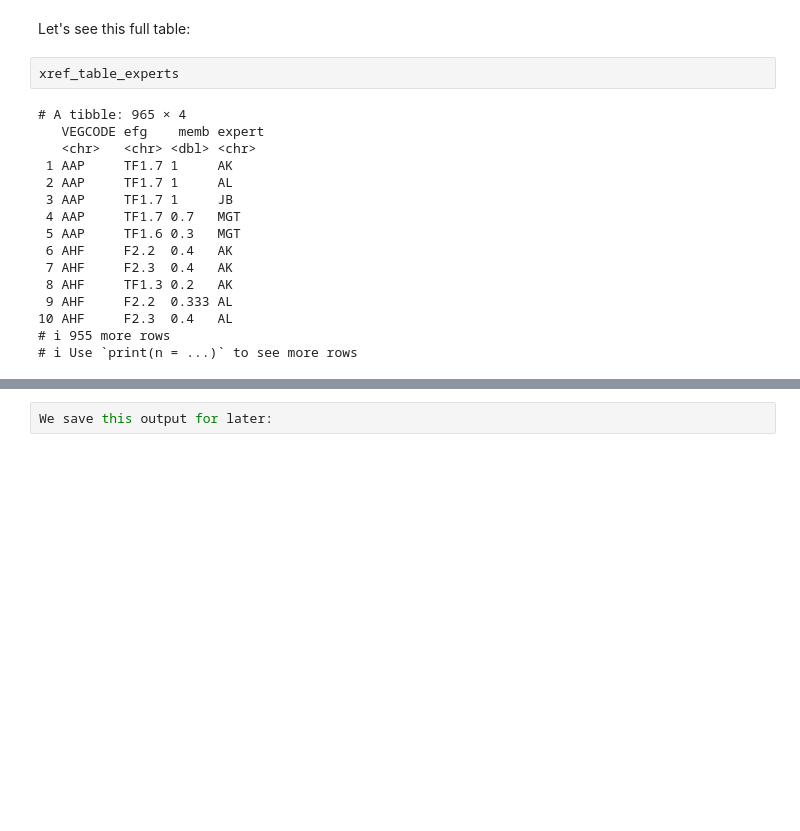
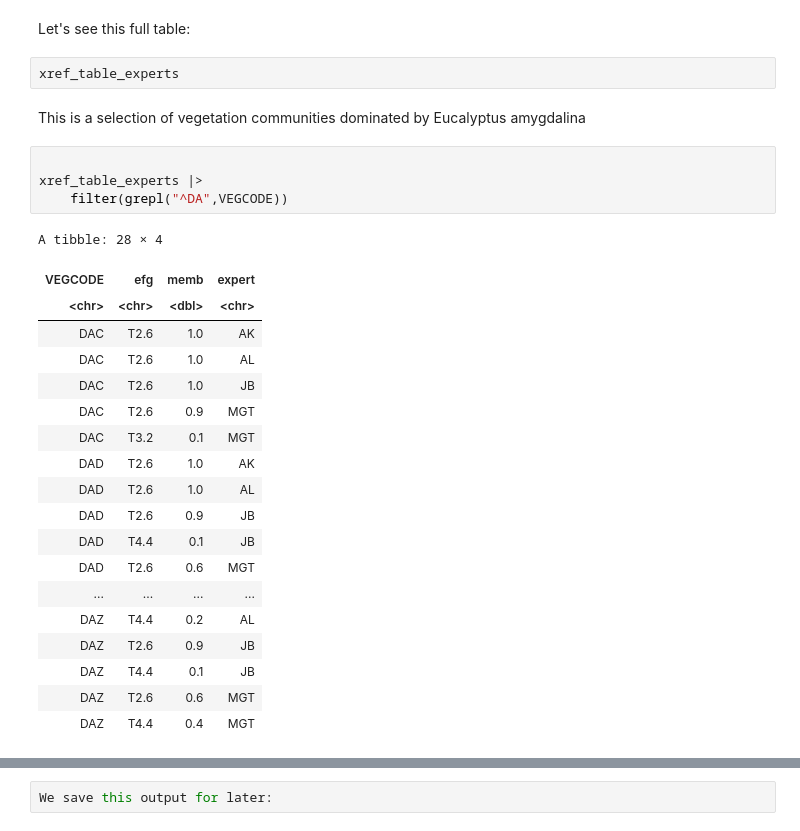
Before and after one commit to Ecosystem-Indicators-Workflows/TASVEG-XREF, a Jupyter notebook: read-input-xref-data.ipynb, the cells around one changed output, grey strips where cells are left out. Cells and saved outputs as stored; diff of their text form; blank space fills up the shorter version.

```diff
--- a/read-input-xref-data.ipynb
+++ b/read-input-xref-data.ipynb
@@ -333,21 +345,31 @@ xref_table_experts <-
     str_remove_all(" "))
 # %% [markdown]
 Let's see this full table:
+# %%
+xref_table_experts
+# %% [markdown]
+This is a selection of vegetation communities dominated by Eucalyptus amygdalina
 # %%
-xref_table_experts
+
+xref_table_experts |>
+    filter(grepl("^DA",VEGCODE))
 # %% [output]
-# A tibble: 965 × 4
-   VEGCODE efg    memb expert
-   <chr>   <chr> <dbl> <chr>
- 1 AAP     TF1.7 1     AK
- 2 AAP     TF1.7 1     AL
- 3 AAP     TF1.7 1     JB
- 4 AAP     TF1.7 0.7   MGT
- 5 AAP     TF1.6 0.3   MGT
- 6 AHF     F2.2  0.4   AK
- 7 AHF     F2.3  0.4   AK
- 8 AHF     TF1.3 0.2   AK
- 9 AHF     F2.2  0.333 AL
-10 AHF     F2.3  0.4   AL
-# ℹ 955 more rows
-# ℹ Use `print(n = ...)` to see more rows
+A tibble: 28 × 4
+| VEGCODE | efg | memb | expert |
+| <chr> | <chr> | <dbl> | <chr> |
+| DAC | T2.6 | 1.0 | AK |
+| DAC | T2.6 | 1.0 | AL |
+| DAC | T2.6 | 1.0 | JB |
+| DAC | T2.6 | 0.9 | MGT |
+| DAC | T3.2 | 0.1 | MGT |
+| DAD | T2.6 | 1.0 | AK |
+| DAD | T2.6 | 1.0 | AL |
+| DAD | T2.6 | 0.9 | JB |
+| DAD | T4.4 | 0.1 | JB |
+| DAD | T2.6 | 0.6 | MGT |
+| ... | ... | ... | ... |
+| DAZ | T4.4 | 0.2 | AL |
+| DAZ | T2.6 | 0.9 | JB |
+| DAZ | T4.4 | 0.1 | JB |
+| DAZ | T2.6 | 0.6 | MGT |
+| DAZ | T4.4 | 0.4 | MGT |
```
Also changed, not shown: parts of 10 cells of this notebook.
